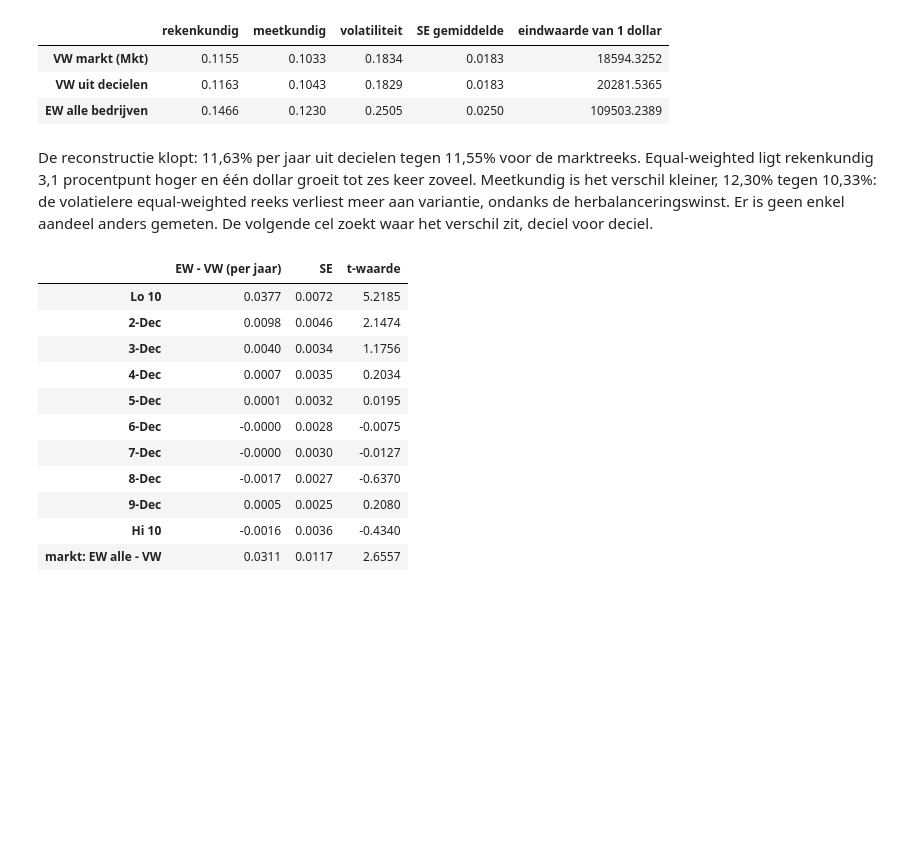
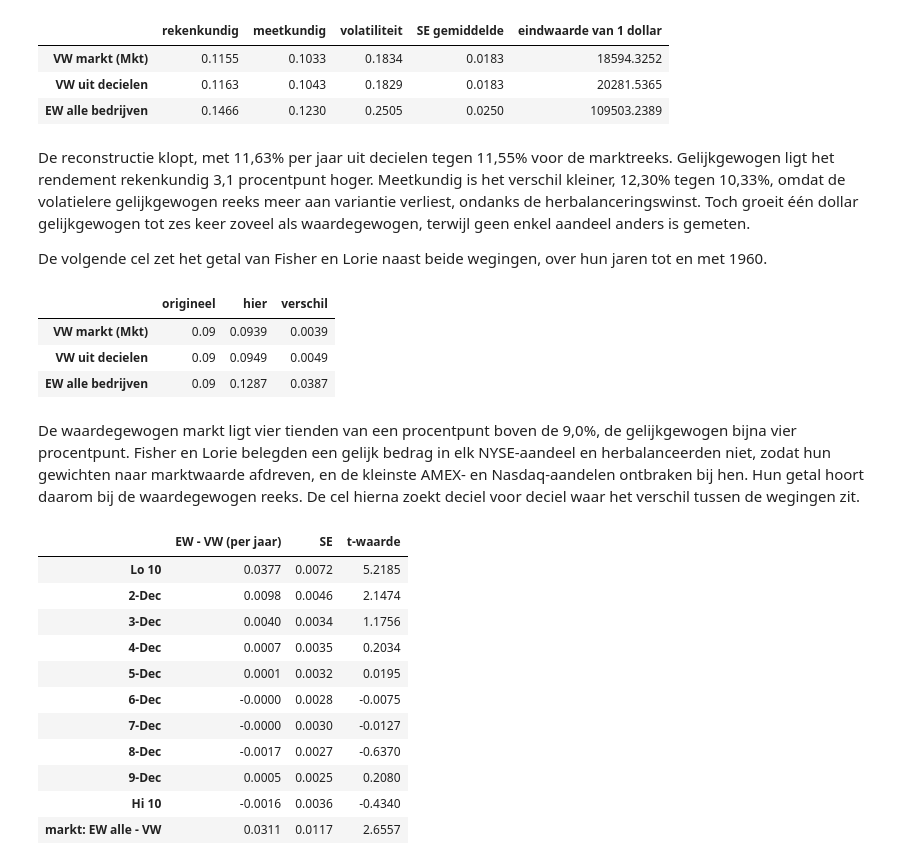
Before and after one commit to MaartenN14/history-asset-pricing, a Jupyter notebook: lectures/02_05_crsp_tape.ipynb, the cells around one changed output. Saved outputs shown, nothing was run; the diff lists cells and outputs as text; code cells hidden in the pictures; blank space fills up the shorter version.

```diff
--- a/lectures/02_05_crsp_tape.ipynb
+++ b/lectures/02_05_crsp_tape.ipynb
@@ -803,11 +831,31 @@ weighting.apply(describe).T.round(4)
 | VW uit decielen | 0.1163 | 0.1043 | 0.1829 | 0.0183 | 20281.5365 |
 | EW alle bedrijven | 0.1466 | 0.1230 | 0.2505 | 0.0250 | 109503.2389 |
 # %% [markdown]
-De reconstructie klopt: 11,63% per jaar uit decielen tegen 11,55% voor de marktreeks.
-Equal-weighted ligt rekenkundig 3,1 procentpunt hoger en één dollar groeit tot zes keer
-zoveel. Meetkundig is het verschil kleiner, 12,30% tegen 10,33%: de volatielere
-equal-weighted reeks verliest meer aan variantie, ondanks de herbalanceringswinst. Er is geen enkel aandeel anders gemeten. De volgende cel zoekt waar het verschil
-zit, deciel voor deciel.
+De reconstructie klopt, met 11,63% per jaar uit decielen tegen 11,55% voor de marktreeks.
+Gelijkgewogen ligt het rendement rekenkundig 3,1 procentpunt hoger. Meetkundig is het
+verschil kleiner, 12,30% tegen 10,33%, omdat de volatielere gelijkgewogen reeks meer aan
+variantie verliest, ondanks de herbalanceringswinst. Toch groeit één dollar gelijkgewogen
+tot zes keer zoveel als waardegewogen, terwijl geen enkel aandeel anders is gemeten.
+
+De volgende cel zet het getal van Fisher en Lorie naast beide wegingen, over hun jaren tot
+en met 1960.
+# %%
+fisher_lorie = pd.DataFrame({"origineel": 0.090,
+                             "hier": weighting.loc[:"1960-12"].apply(describe).loc["meetkundig"]})
+fisher_lorie["verschil"] = fisher_lorie["hier"] - fisher_lorie["origineel"]
+fisher_lorie.round(4)
+# %% [output]
+|  | origineel | hier | verschil |
+| VW markt (Mkt) | 0.09 | 0.0939 | 0.0039 |
+| VW uit decielen | 0.09 | 0.0949 | 0.0049 |
+| EW alle bedrijven | 0.09 | 0.1287 | 0.0387 |
+# %% [markdown]
+De waardegewogen markt ligt vier tienden van een procentpunt boven de 9,0%, de
+gelijkgewogen bijna vier procentpunt. Fisher en Lorie belegden een gelijk bedrag in elk
+NYSE-aandeel en herbalanceerden niet, zodat hun gewichten naar marktwaarde afdreven, en de
+kleinste AMEX- en Nasdaq-aandelen ontbraken bij hen. Hun getal hoort daarom bij de
+waardegewogen reeks. De cel hierna zoekt deciel voor deciel waar het verschil tussen de
+wegingen zit.
 # %%
 gap = weighting["EW alle bedrijven"] - weighting["VW markt (Mkt)"]
 decile_gap = size_ew - size_vw
```
Also changed, not shown: parts of 23 cells of this notebook, 4 other files.
